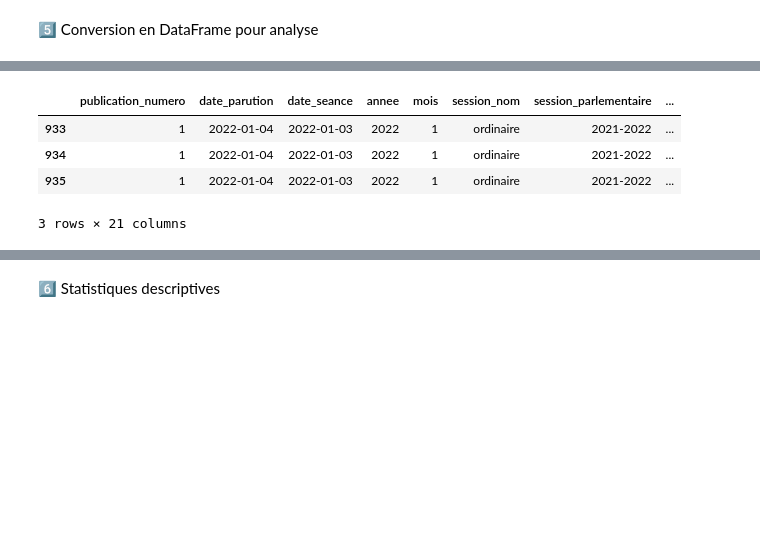
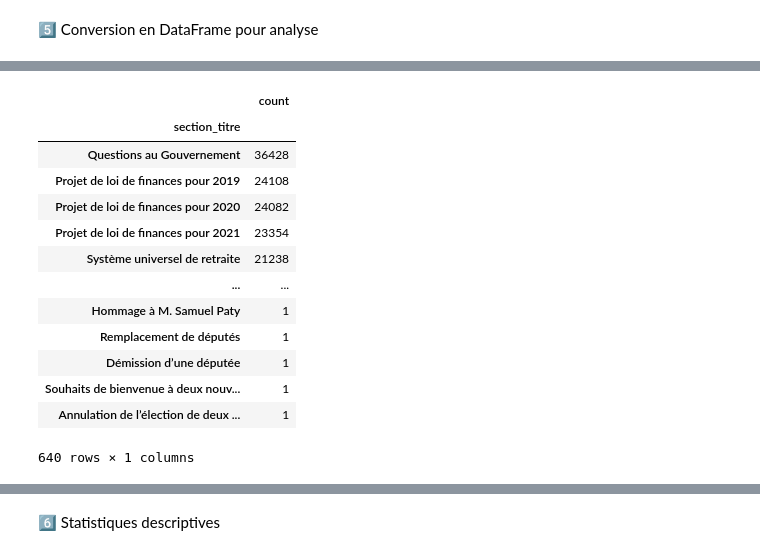
Before and after one commit to jul339/DataDebat, a Jupyter notebook: notebooks/data_exploration.ipynb, the cells around one changed output, grey strips where cells are left out. Cells and saved outputs as stored; diff of their text form; code cells hidden in the pictures; blank space fills up the shorter version.

```diff
--- a/notebooks/data_exploration.ipynb
+++ b/notebooks/data_exploration.ipynb
@@ -205,8 +204,18 @@ ligne1 = df[df['section_id'] == 'w1aab2ab1ab1i01181']
-# %%
-ligne1
-# %% [output]
-|  | publication_numero | date_parution | date_seance | annee | mois | session_nom | session_parlementaire | ... |
-| 933 | 1 | 2022-01-04 | 2022-01-03 | 2022 | 1 | ordinaire | 2021-2022 | ... |
-| 934 | 1 | 2022-01-04 | 2022-01-03 | 2022 | 1 | ordinaire | 2021-2022 | ... |
-| 935 | 1 | 2022-01-04 | 2022-01-03 | 2022 | 1 | ordinaire | 2021-2022 | ... |
-3 rows × 21 columns
+# %%
+liste_section = pd.DataFrame(df['section_titre'].value_counts())
+liste_section
+# %% [output]
+|  | count |
+| section_titre |  |
+| Questions au Gouvernement | 36428 |
+| Projet de loi de finances pour 2019 | 24108 |
+| Projet de loi de finances pour 2020 | 24082 |
+| Projet de loi de finances pour 2021 | 23354 |
+| Système universel de retraite | 21238 |
+| ... | ... |
+| Hommage à M. Samuel Paty | 1 |
+| Remplacement de députés | 1 |
+| Démission d’une députée | 1 |
+| Souhaits de bienvenue à deux nouv... | 1 |
+| Annulation de l’élection de deux ... | 1 |
+640 rows × 1 columns
```
Also changed, not shown: parts of 13 cells of this notebook, 9 other files.
